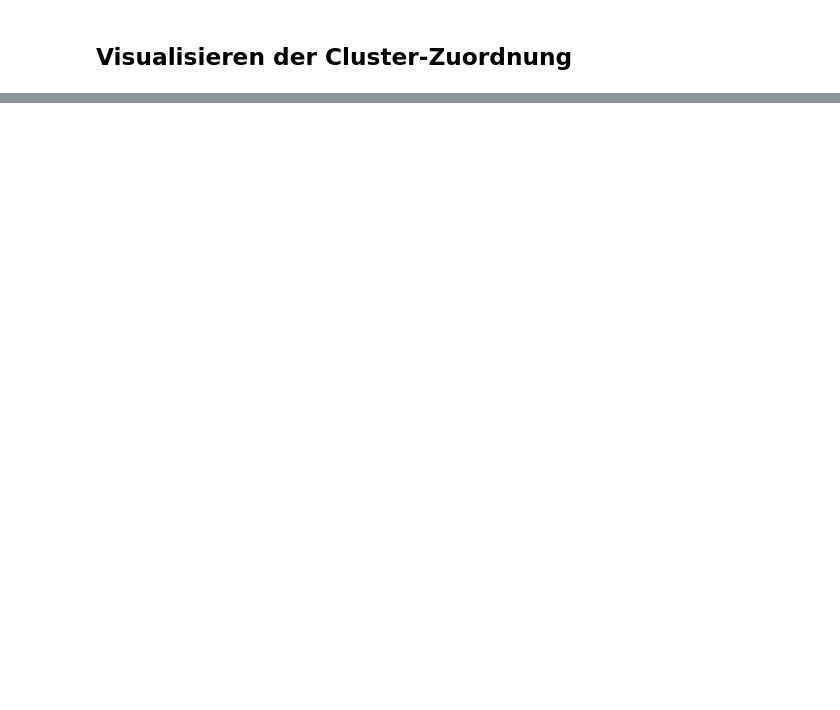
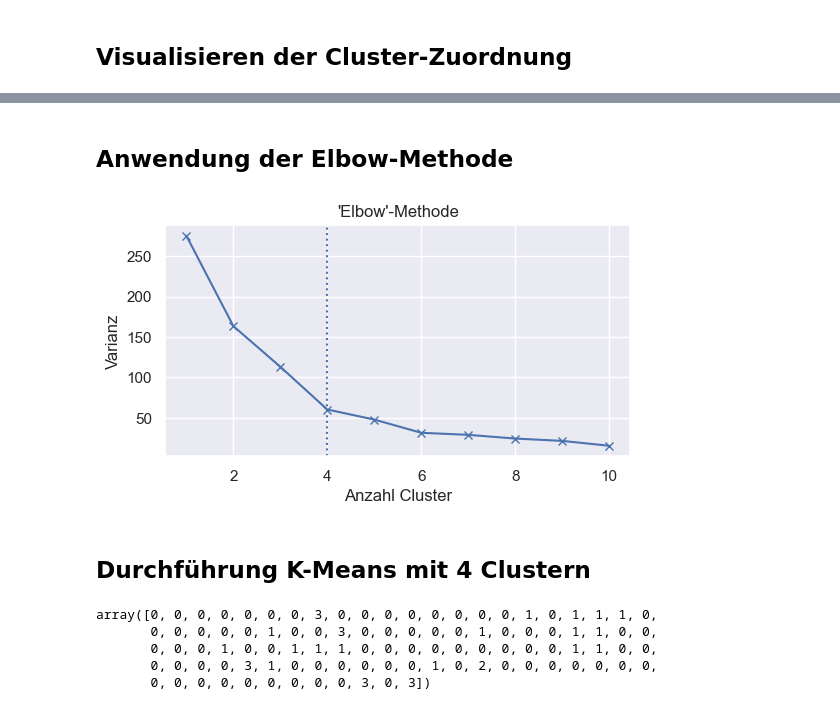
Before and after one commit to FrankCastlepancakes/ClusteringScikitLearn, a Jupyter notebook: notebook.ipynb, the cells around one changed output, grey strips where cells are left out. Saved outputs shown, nothing was run; the diff lists cells and outputs as text; code cells hidden in the pictures; blank space fills up the shorter version.

```diff
--- a/notebook.ipynb
+++ b/notebook.ipynb
@@ -73,0 +148,41 @@ Merkmalswerte der Zentren
+# %% [markdown]
+## Anwendung der Elbow-Methode
+# %%
+distortions = []
+mapping1 = {}
+K = range(1, 11)
+
+for k in K:
+	kmeanModel = KMeans(n_clusters=k).fit(X)
+
+	distortions.append(sum(np.min(cdist(X, kmeanModel.cluster_centers_,'euclidean'), axis=1)) / X.shape[0])
+
+	mapping1[k] = sum(np.min(cdist(X, kmeanModel.cluster_centers_,'euclidean'), axis=1)) / X.shape[0]
+
+plt.figure(figsize=(6,3))
+plt.plot(K, distortions, "bx-")
+plt.axvline(x=4, linestyle= ":")
+plt.xlabel("Anzahl Cluster")
+plt.ylabel("Varianz")
+plt.title("'Elbow'-Methode")
+plt.show()
+# %% [output]
+[figure, added]
+# %% [markdown]
+## Durchführung K-Means mit 4 Clustern
+# %%
+# Define 4 Clusters with random starting centers
+kmeans2 = KMeans(n_clusters=4, init = "random")
+
+# Prediction via K-Means
+kmeans2.fit(X)
+y_kmeans2 = kmeans2.predict(X)
+
+# Predicted allocation of datapoints to estimated clusters
+y_kmeans2
+# %% [output]
+array([0, 0, 0, 0, 0, 0, 0, 3, 0, 0, 0, 0, 0, 0, 0, 0, 1, 0, 1, 1, 1, 0,
+       0, 0, 0, 0, 0, 1, 0, 0, 3, 0, 0, 0, 0, 0, 1, 0, 0, 0, 1, 1, 0, 0,
+       0, 0, 0, 1, 0, 0, 1, 1, 1, 0, 0, 0, 0, 0, 0, 0, 0, 0, 1, 1, 0, 0,
+       0, 0, 0, 0, 3, 1, 0, 0, 0, 0, 0, 0, 1, 0, 2, 0, 0, 0, 0, 0, 0, 0,
+       0, 0, 0, 0, 0, 0, 0, 0, 0, 3, 0, 3])
```
Also changed, not shown: parts of 12 cells of this notebook.
